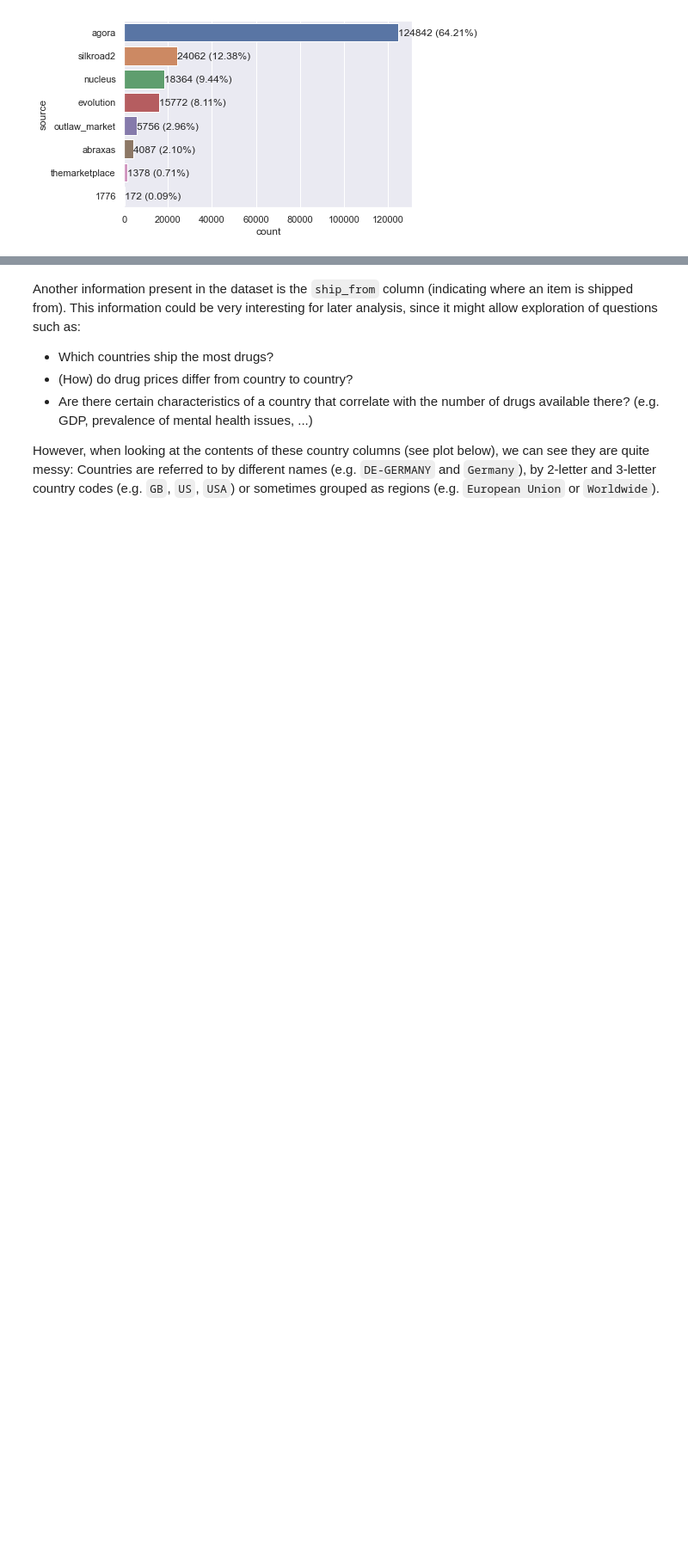
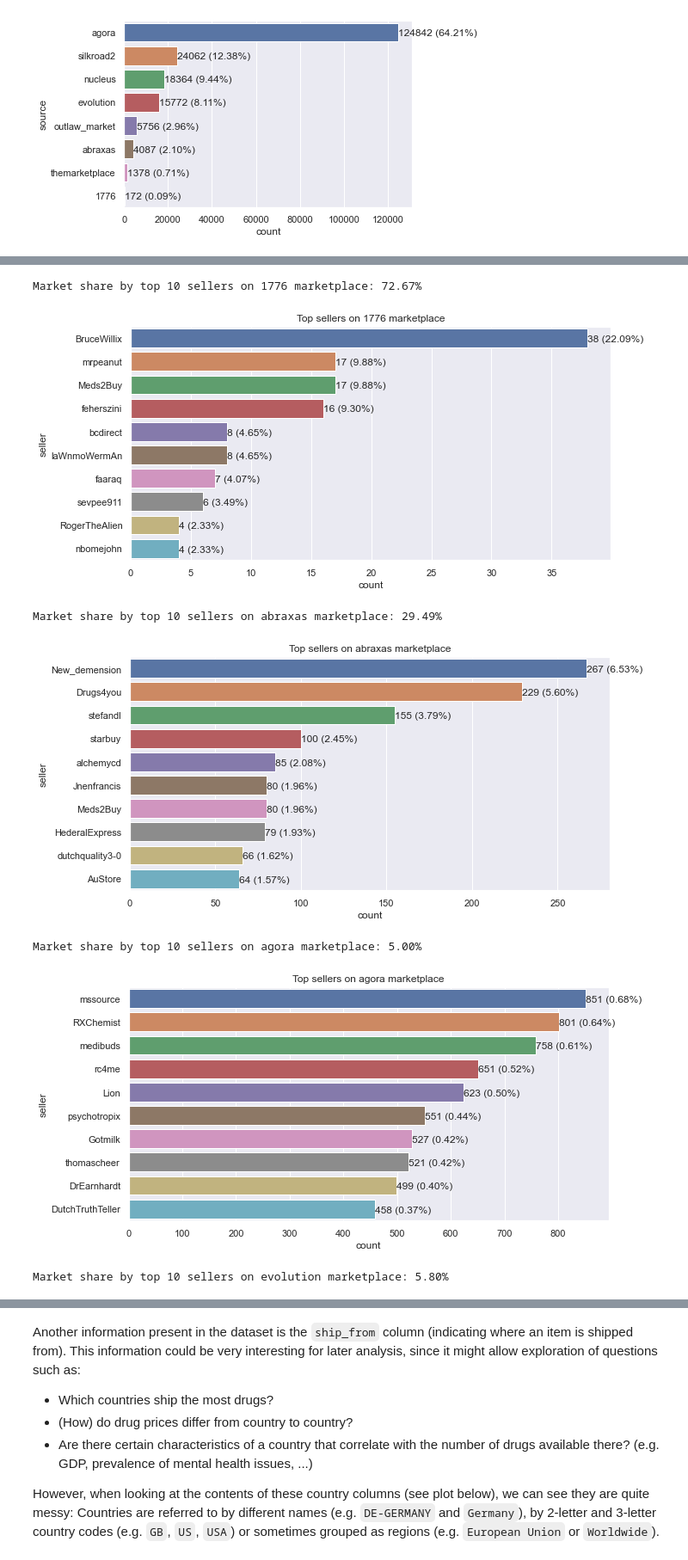
Before and after one commit to freddyman2k/darknet-drug-sales-data-analysis, a Jupyter notebook: exp/exp001_ExploringAndCleaningTheDataset.ipynb, the cells around one changed output, grey strips where cells are left out. Shown: that part at 86% size. Saved outputs shown, nothing was run; the diff lists cells and outputs as text; code cells hidden in the pictures; blank space fills up the shorter version.

Commit message:
Exploratory analysis of sellers and marketplaces

```diff
--- a/exp/exp001_ExploringAndCleaningTheDataset.ipynb
+++ b/exp/exp001_ExploringAndCleaningTheDataset.ipynb
@@ -57,0 +102,23 @@ for p in ax.patches:
+# %%
+k = 10
+for marketplace in df.source.unique():
+    total_top_k_market_share = 0
+    plt.figure(figsize=(10, 5))
+    df_for_marketplace = df[df.source == marketplace]
+    ax = sns.countplot(y='seller', data=df_for_marketplace, order=df_for_marketplace["seller"].value_counts().head(k).index);
+    total = df_for_marketplace["seller"].value_counts().sum()
+    for p in ax.patches:
+        percentage = 100 * p.get_width() / total
+        total_top_k_market_share += percentage
+        ax.annotate(f'{p.get_width()} ({percentage:.2f}%)', (p.get_width(), p.get_y()+0.55))
+    plt.title(f"Top sellers on {marketplace} marketplace")
+    print(f"Market share by top {k} sellers on {marketplace} marketplace: {total_top_k_market_share:.2f}%")
+    plt.show()
+# %% [output]
+Market share by top 10 sellers on 1776 marketplace: 72.67%
+[figure, added]
+Market share by top 10 sellers on abraxas marketplace: 29.49%
+[figure, added]
+Market share by top 10 sellers on agora marketplace: 5.00%
+[figure, added]
+Market share by top 10 sellers on evolution marketplace: 5.80%
```
Also changed, not shown: parts of 42 cells of this notebook.
